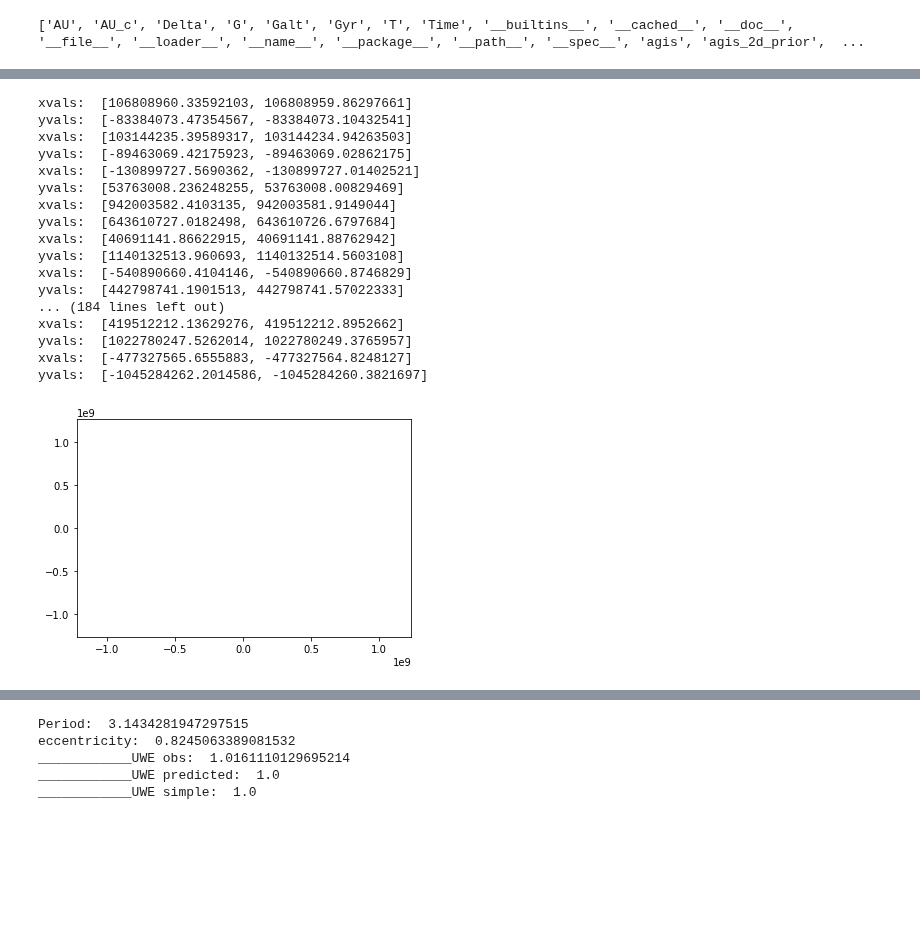
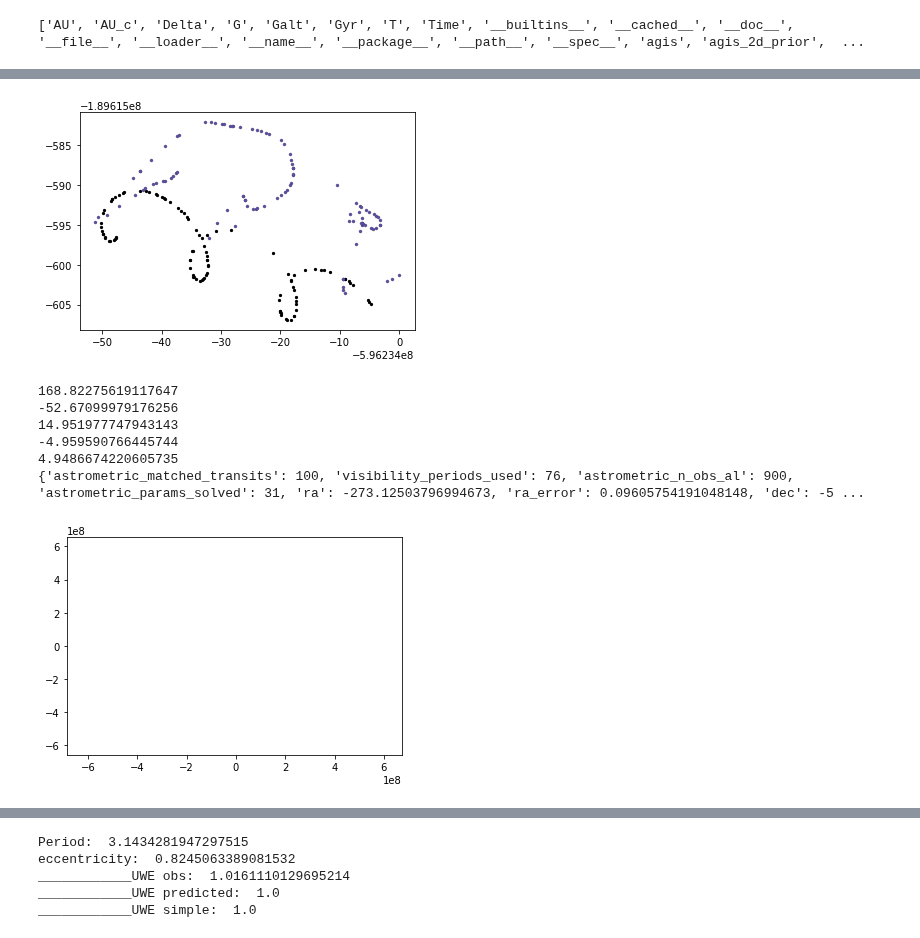
Before and after one commit to zpenoyre/astromet.py, a Jupyter notebook: example.ipynb, the cells around one changed output, grey strips where cells are left out. Drawn from its saved outputs; the diff is of its cells as text; code cells hidden in the pictures; blank space fills up the shorter version.

```diff
--- a/example.ipynb
+++ b/example.ipynb
@@ -98,47 +159,70 @@ plt.show()
+# %%
+plotts=2016+edr3Period*(-0.5+np.random.rand(100))
+qPl=plt.gca()
+params.pmRAc=2*pmra
+params.pmDec=2*pmdec
+params.a=alist[4]
+raccoms,deccoms=astromet.track(plotts,params,comOnly=True)
+raccols,deccols=astromet.track(plotts,params)
+
+phis=360*np.random.rand(plotts.size)
+
+talls=np.hstack([plotts])
+phialls=np.hstack([phis])
+racalls=np.hstack([raccols])
+decalls=np.hstack([deccols])
+erralls=np.hstack([0.3*np.ones(plotts.size)])
+
+xs=astromet.mock_obs(phialls,racalls,decalls,errs=erralls)
+
+results=astromet.gaia_fit(talls,xs,phialls,erralls,params.RA,params.Dec)
+
+
+c=mpl.cm.Spectral(i/ntrack)
+qPl.scatter(raccoms,deccoms,color='k',s=5,zorder=2)
+qPl.scatter(raccols,deccols,color=c,s=10,zorder=2,edgecolor='k',lw=0.1)
+plt.show()
+# %% [output]
+[figure, added]
+# %%
+print(params.RA)
+print(params.Dec)
+print(params.pmRAc)
+print(params.pmDec)
+print(params.pllx)
+print(results)
+# %% [output]
+168.82275619117647
+-52.67099979176256
+14.951977747943143
+-4.959590766445744
+4.9486674220605735
+{'astrometric_matched_transits': 100, 'visibility_periods_used': 76, 'astrometric_n_obs_al': 900, 'astrometric_params_solved': 31, 'ra': -273.12503796994673, 'ra_error': 0.09605754191048148, 'dec': -5 ...
 # %%
 # simulating observables
 
 # times when system is observed [years, CE]
 ts=2016+np.sort(edr3Period*(-0.5+np.random.rand(50)))
 
 racs,decs=astromet.track(ts,params)
 
 phis=360*np.random.rand(ts.size)
 
 talls=np.hstack([ts,ts])
-phialls=np.hstack([phis,phis+90])
+phialls=np.hstack([phis,phis-90])
 racalls=np.hstack([racs,racs])
 decalls=np.hstack([decs,decs])
 erralls=np.hstack([0.3*np.ones(ts.size),np.ones(ts.size)])
 
 xs=astromet.mock_obs(phialls,racalls,decalls,errs=erralls)
 
 results=astromet.gaia_fit(talls,xs,phialls,erralls,params.RA,params.Dec)
 
 scanPlot=plt.gca()
 for i in range(xs.size):
     xvals=[(xs[i]-erralls[i])*np.sin(phialls[i]),(xs[i]+erralls[i])*np.sin(phialls[i])]
     yvals=[(xs[i]-erralls[i])*np.cos(phialls[i]),(xs[i]+erralls[i])*np.cos(phialls[i])]
-    print('xvals: ',xvals)
-    print('yvals: ',yvals)
     scanPlot.plot(xvals,yvals)
 plt.show()
 # %% [output]
-xvals:  [106808960.33592103, 106808959.86297661]
-yvals:  [-83384073.47354567, -83384073.10432541]
-xvals:  [103144235.39589317, 103144234.94263503]
-yvals:  [-89463069.42175923, -89463069.02862175]
-xvals:  [-130899727.5690362, -130899727.01402521]
-yvals:  [53763008.236248255, 53763008.00829469]
-xvals:  [942003582.4103135, 942003581.9149044]
-yvals:  [643610727.0182498, 643610726.6797684]
-xvals:  [40691141.86622915, 40691141.88762942]
-yvals:  [1140132513.960693, 1140132514.5603108]
-xvals:  [-540890660.4104146, -540890660.8746829]
-yvals:  [442798741.1901513, 442798741.57022333]
-... (184 lines left out)
-xvals:  [419512212.13629276, 419512212.8952662]
-yvals:  [1022780247.5262014, 1022780249.3765957]
-xvals:  [-477327565.6555883, -477327564.8248127]
-yvals:  [-1045284262.2014586, -1045284260.3821697]
-[figure, old version]
+[figure, new version]
```
Also changed, not shown: parts of 5 cells of this notebook, 34 other files.
